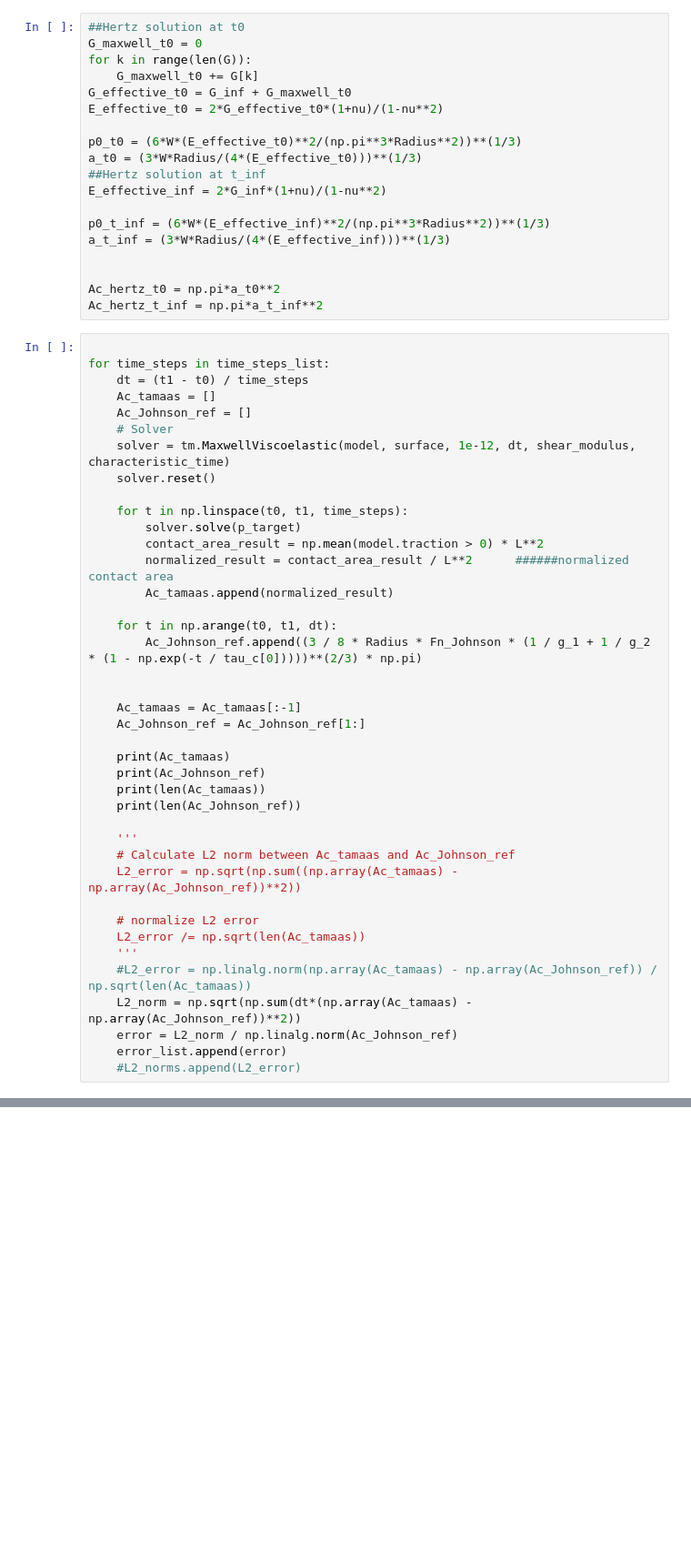
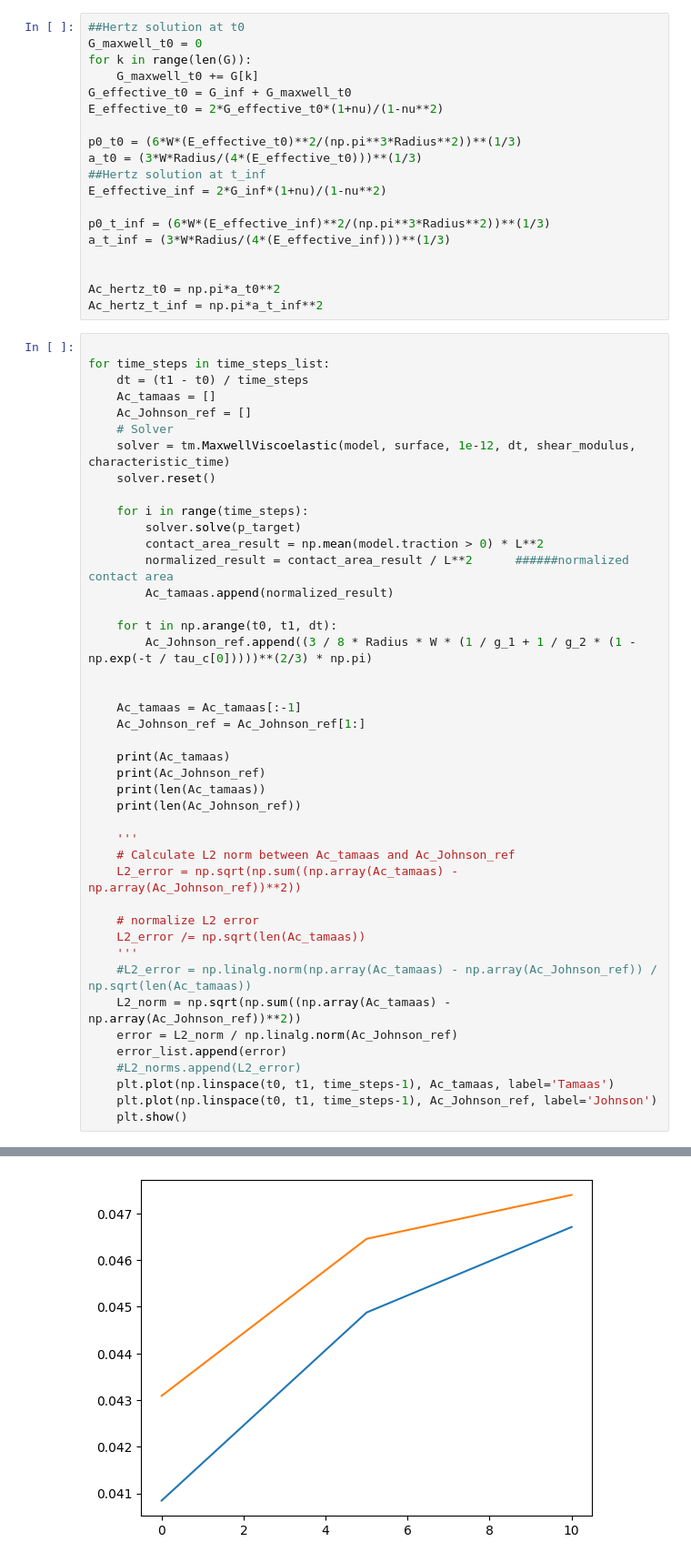
Before and after one commit to NathanLZC/Master-internship-repo-at-Institut-dAlembert, a Jupyter notebook: Week25/convergence_analysis/L2_norm.ipynb, the cells around one changed output, grey strips where cells are left out. Shown at 91% size. Drawn from its saved outputs; the diff is of its cells as text; blank space fills up the shorter version.

```diff
--- a/Week25/convergence_analysis/L2_norm.ipynb
+++ b/Week25/convergence_analysis/L2_norm.ipynb
@@ -194,14 +195,14 @@ for time_steps in time_steps_list:
     solver = tm.MaxwellViscoelastic(model, surface, 1e-12, dt, shear_modulus, characteristic_time)
     solver.reset()
 
-    for t in np.linspace(t0, t1, time_steps):
+    for i in range(time_steps):
         solver.solve(p_target)
         contact_area_result = np.mean(model.traction > 0) * L**2
         normalized_result = contact_area_result / L**2      ######normalized contact area
         Ac_tamaas.append(normalized_result)
 
     for t in np.arange(t0, t1, dt):
-        Ac_Johnson_ref.append((3 / 8 * Radius * Fn_Johnson * (1 / g_1 + 1 / g_2 * (1 - np.exp(-t / tau_c[0]))))**(2/3) * np.pi)
+        Ac_Johnson_ref.append((3 / 8 * Radius * W * (1 / g_1 + 1 / g_2 * (1 - np.exp(-t / tau_c[0]))))**(2/3) * np.pi)
 
 
     Ac_tamaas = Ac_tamaas[:-1]
@@ -220,9 +221,12 @@ for time_steps in time_steps_list:
     L2_error /= np.sqrt(len(Ac_tamaas))
     '''
     #L2_error = np.linalg.norm(np.array(Ac_tamaas) - np.array(Ac_Johnson_ref)) / np.sqrt(len(Ac_tamaas))
-    L2_norm = np.sqrt(np.sum(dt*(np.array(Ac_tamaas) - np.array(Ac_Johnson_ref))**2))
+    L2_norm = np.sqrt(np.sum((np.array(Ac_tamaas) - np.array(Ac_Johnson_ref))**2))
     error = L2_norm / np.linalg.norm(Ac_Johnson_ref)
     error_list.append(error)
     #L2_norms.append(L2_error)
+    plt.plot(np.linspace(t0, t1, time_steps-1), Ac_tamaas, label='Tamaas')
+    plt.plot(np.linspace(t0, t1, time_steps-1), Ac_Johnson_ref, label='Johnson')
+    plt.show()
 # %% [output]
  Iter          Cost_f           Error
@@ -249 +248,2 @@ for time_steps in time_steps_list:
+[figure, added]
  Iter          Cost_f           Error
```
Also changed, not shown: parts of 4 cells of this notebook.
